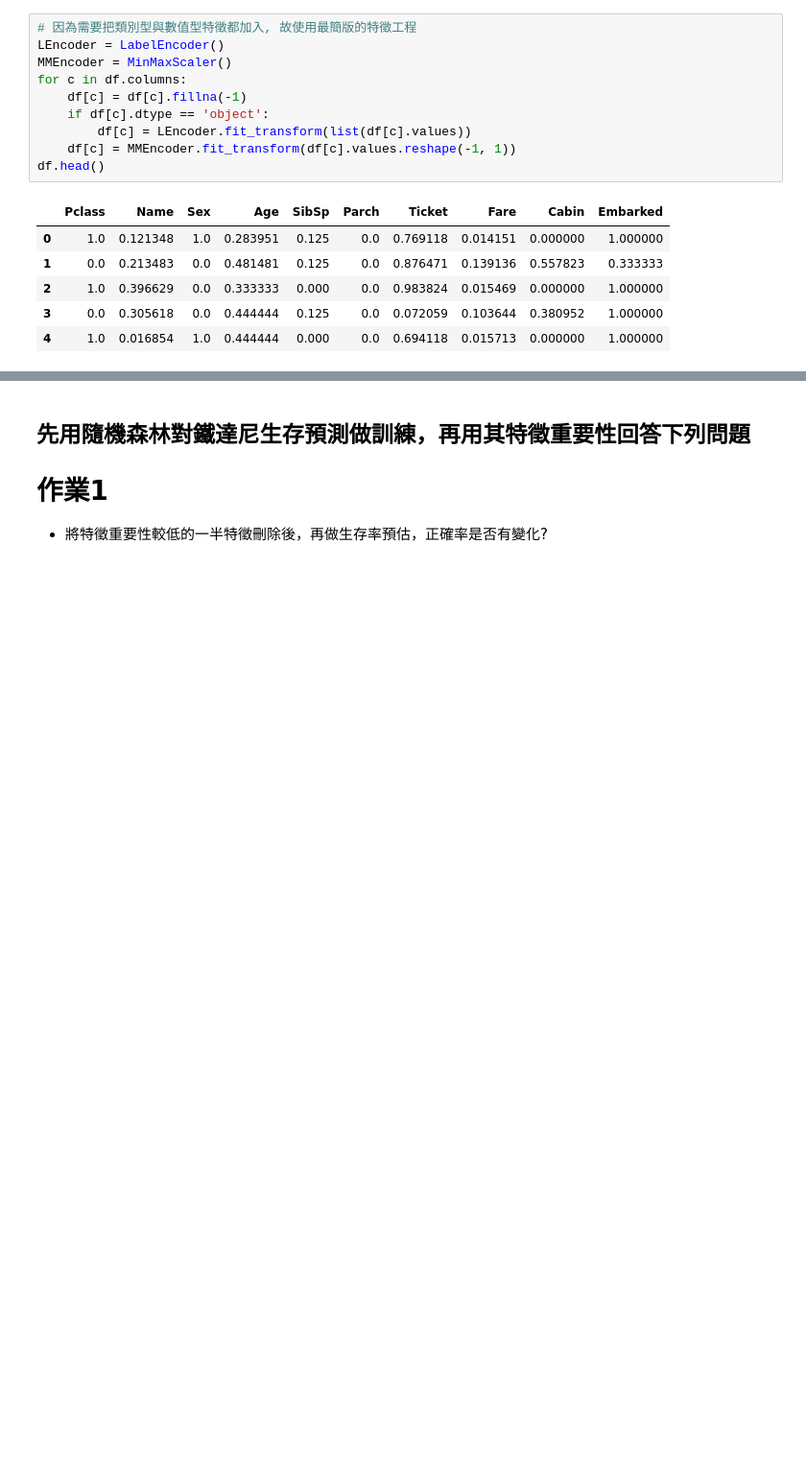
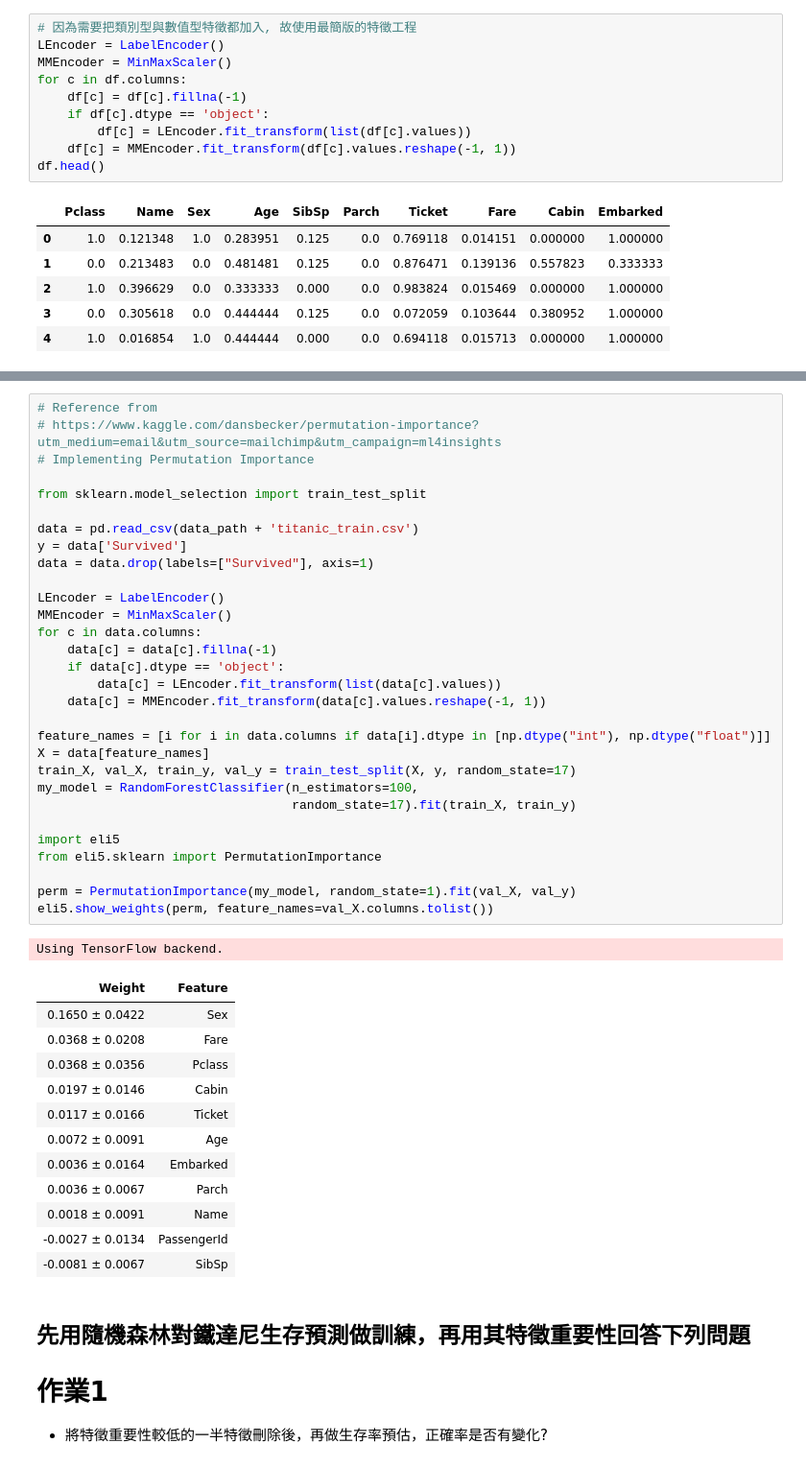
Before and after one commit to penguinwang96825/ML100Days, a Jupyter notebook: homework/Day031/Day_031_HW.ipynb, the cells around one changed output, grey strips where cells are left out. Shown: that part at 96% size. Cells and saved outputs as stored; diff of their text form; blank space fills up the shorter version.

```diff
--- a/homework/Day031/Day_031_HW.ipynb
+++ b/homework/Day031/Day_031_HW.ipynb
@@ -71,3 +83,47 @@ dtype: float64
+# %%
+# Reference from
+# https://www.kaggle.com/dansbecker/permutation-importance?utm_medium=email&utm_source=mailchimp&utm_campaign=ml4insights
+# Implementing Permutation Importance
+
+from sklearn.model_selection import train_test_split
+
+data = pd.read_csv(data_path + 'titanic_train.csv')
+y = data['Survived']
+data = data.drop(labels=["Survived"], axis=1)
+
+LEncoder = LabelEncoder()
+MMEncoder = MinMaxScaler()
+for c in data.columns:
+    data[c] = data[c].fillna(-1)
+    if data[c].dtype == 'object':
+        data[c] = LEncoder.fit_transform(list(data[c].values))
+    data[c] = MMEncoder.fit_transform(data[c].values.reshape(-1, 1))
+
+feature_names = [i for i in data.columns if data[i].dtype in [np.dtype("int"), np.dtype("float")]]
+X = data[feature_names]
+train_X, val_X, train_y, val_y = train_test_split(X, y, random_state=17)
+my_model = RandomForestClassifier(n_estimators=100,
+                                  random_state=17).fit(train_X, train_y)
+
+import eli5
+from eli5.sklearn import PermutationImportance
+
+perm = PermutationImportance(my_model, random_state=1).fit(val_X, val_y)
+eli5.show_weights(perm, feature_names=val_X.columns.tolist())
+# %% [output]
+Using TensorFlow backend.
+| Weight | Feature |
+| 0.1650 ± 0.0422 | Sex |
+| 0.0368 ± 0.0208 | Fare |
+| 0.0368 ± 0.0356 | Pclass |
+| 0.0197 ± 0.0146 | Cabin |
+| 0.0117 ± 0.0166 | Ticket |
+| 0.0072 ± 0.0091 | Age |
+| 0.0036 ± 0.0164 | Embarked |
+| 0.0036 ± 0.0067 | Parch |
+| 0.0018 ± 0.0091 | Name |
+| -0.0027 ± 0.0134 | PassengerId |
+| -0.0081 ± 0.0067 | SibSp |
 # %% [markdown]
 ## 先用隨機森林對鐵達尼生存預測做訓練，再用其特徵重要性回答下列問題
 
```
Also changed, not shown: parts of 4 cells of this notebook.
